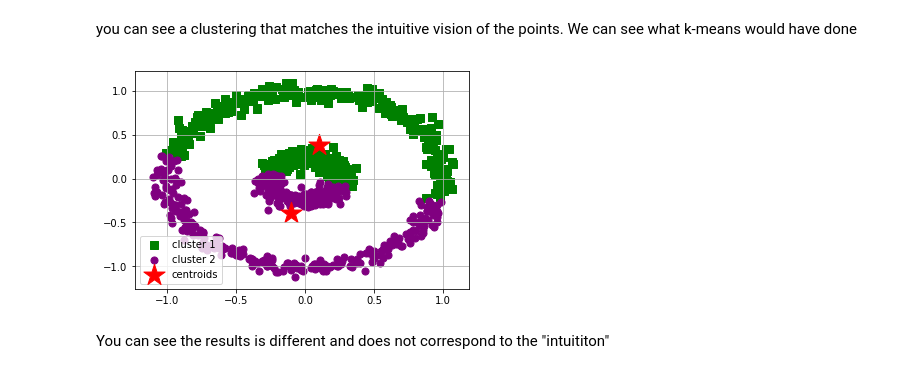
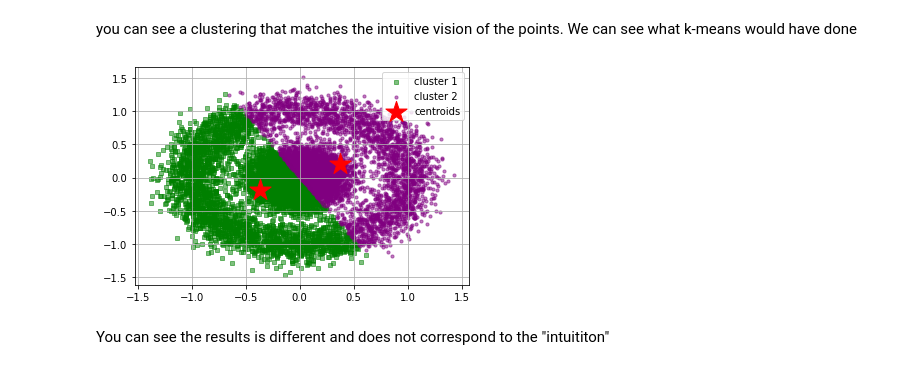
Before and after one commit to ramonapariciog/LIAPRE-Masters, a Jupyter notebook: clases/Clustering/5-Clustering_DBSCAN.ipynb, the cells around one changed output. Saved outputs shown, nothing was run; the diff lists cells and outputs as text; code cells hidden in the pictures.

```diff
--- a/clases/Clustering/5-Clustering_DBSCAN.ipynb
+++ b/clases/Clustering/5-Clustering_DBSCAN.ipynb
@@ -34,10 +28,9 @@ import matplotlib.pyplot as plt
 from sklearn import cluster
 from sklearn.datasets import make_circles
 # %%
-
-n_samples = 1000
-x, y  = make_circles(n_samples=n_samples, factor=0.25,   noise=.05)
-plt.scatter(x[:,0],x[:,1],c= 'red', marker = 'o', s=50)
+n_samples = 10000
+x, y  = make_circles(n_samples=n_samples, factor=0.25,   noise=.15)
+plt.scatter(x[:,0], x[:,1], c= 'red', marker = 'o', s=10, alpha=0.5)
 plt.grid()
 plt.show()
 # %% [output]
@@ -68,14 +124,14 @@ from sklearn.cluster import KMeans
 km    = KMeans(n_clusters=2, init='random', n_init = 5, max_iter = 100, tol = 1e-4, random_state = 0)
 y_res = km.fit_predict(x)
 # %%
-plt.scatter(x[y_res==0,0], x[y_res==0,1], s=50, c='green', marker='s', label = 'cluster 1')
-plt.scatter(x[y_res==1,0], x[y_res==1,1], s=50, c='purple', marker='o', label = 'cluster 2')
+plt.scatter(x[y_res==0,0], x[y_res==0,1], s=10, c='green', marker='s', label = 'cluster 1', alpha=0.5)
+plt.scatter(x[y_res==1,0], x[y_res==1,1], s=10, c='purple', marker='o', label = 'cluster 2', alpha=0.5)
 plt.scatter(km.cluster_centers_[:,0], km.cluster_centers_[:,1], s = 500, marker= '*', c='red', label= 'centroids')
 plt.legend()
 plt.grid()
 plt.show()
 # %% [output]
-[figure, old version]
+[figure, new version]
 # %% [markdown]
 You can see the results is different and does not correspond to the "intuititon"
 # %% [markdown]
```
Also changed, not shown: parts of 10 cells of this notebook, 31 other files.
